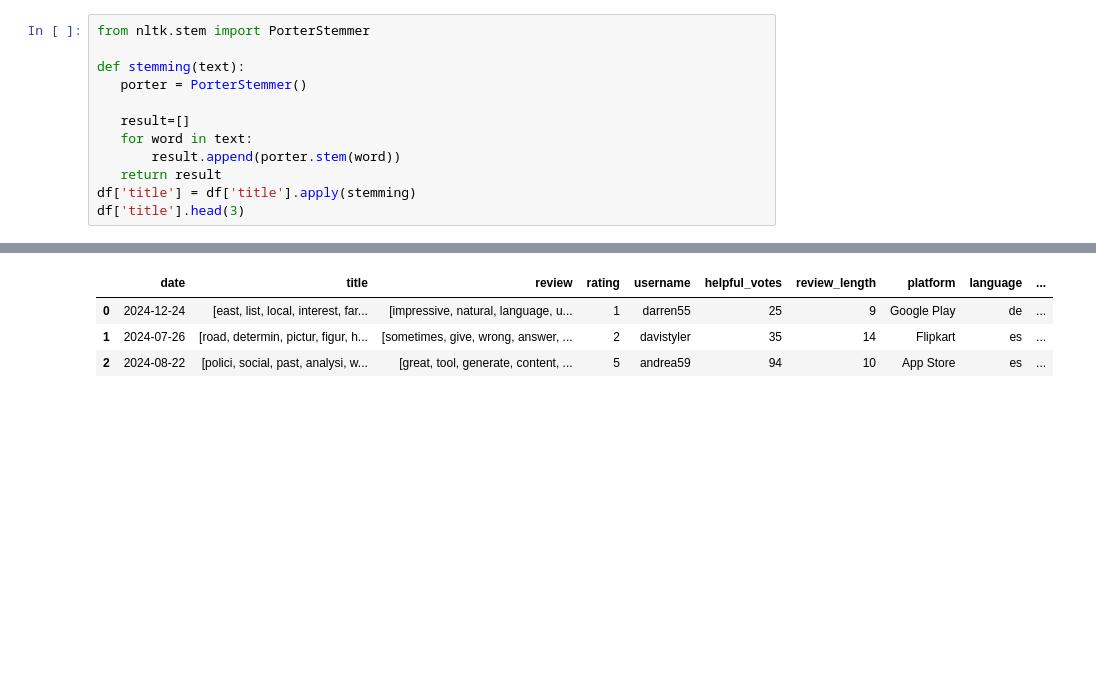
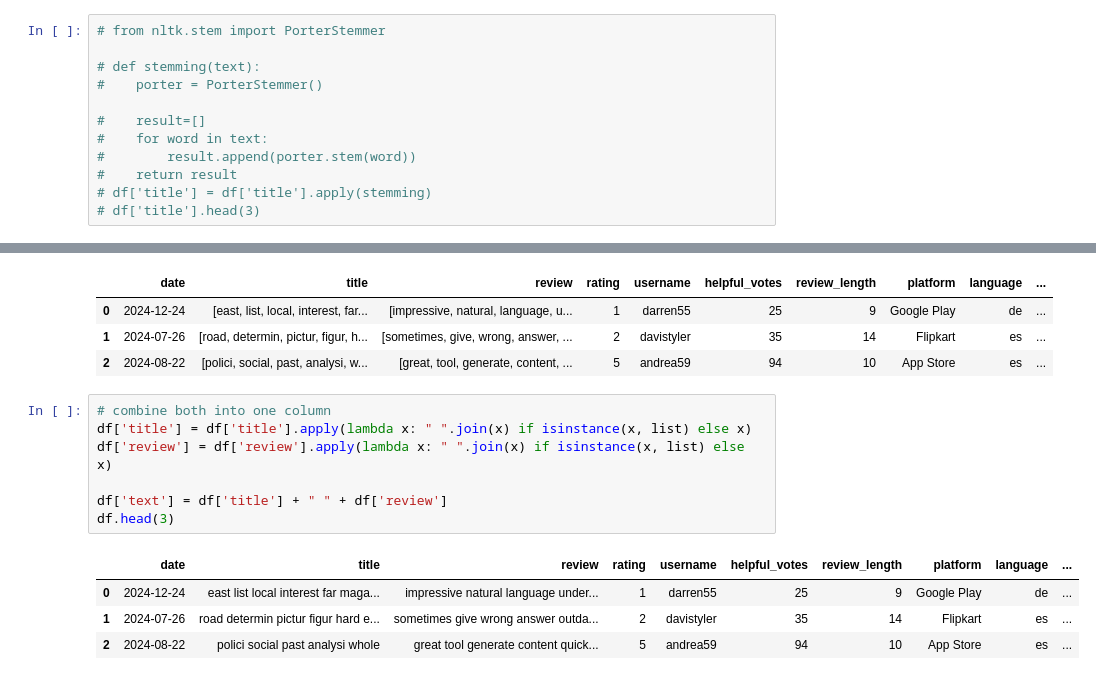
Before and after one commit to Banupriya-14/Project-5, a Jupyter notebook: NLP_Senti_Analysis.ipynb, the cells around one changed output, grey strips where cells are left out. Saved outputs shown, nothing was run; the diff lists cells and outputs as text; blank space fills up the shorter version.

```diff
--- a/NLP_Senti_Analysis.ipynb
+++ b/NLP_Senti_Analysis.ipynb
@@ -361,17 +361,17 @@ df['title'].head(3)
 2              [policy, social, past, analysis, whole]
 Name: title, dtype: object
 # %%
-from nltk.stem import PorterStemmer
+# from nltk.stem import PorterStemmer
 
-def stemming(text):
-   porter = PorterStemmer()
+# def stemming(text):
+#    porter = PorterStemmer()
 
-   result=[]
-   for word in text:
-       result.append(porter.stem(word))
-   return result
-df['title'] = df['title'].apply(stemming)
-df['title'].head(3)
+#    result=[]
+#    for word in text:
+#        result.append(porter.stem(word))
+#    return result
+# df['title'] = df['title'].apply(stemming)
+# df['title'].head(3)
 # %% [output]
 0    [east, list, local, interest, far, magazin, fa...
 1    [road, determin, pictur, figur, hard, experi, ...
@@ -434,3 +434,15 @@ df.head(3)
 | 0 | 2024-12-24 | [east, list, local, interest, far... | [impressive, natural, language, u... | 1 | darren55 | 25 | 9 | Google Play | de | ... |
 | 1 | 2024-07-26 | [road, determin, pictur, figur, h... | [sometimes, give, wrong, answer, ... | 2 | davistyler | 35 | 14 | Flipkart | es | ... |
 | 2 | 2024-08-22 | [polici, social, past, analysi, w... | [great, tool, generate, content, ... | 5 | andrea59 | 94 | 10 | App Store | es | ... |
+# %%
+# combine both into one column
+df['title'] = df['title'].apply(lambda x: " ".join(x) if isinstance(x, list) else x)
+df['review'] = df['review'].apply(lambda x: " ".join(x) if isinstance(x, list) else x)
+
+df['text'] = df['title'] + " " + df['review']
+df.head(3)
+# %% [output]
+|  | date | title | review | rating | username | helpful_votes | review_length | platform | language | ... |
+| 0 | 2024-12-24 | east list local interest far maga... | impressive natural language under... | 1 | darren55 | 25 | 9 | Google Play | de | ... |
+| 1 | 2024-07-26 | road determin pictur figur hard e... | sometimes give wrong answer outda... | 2 | davistyler | 35 | 14 | Flipkart | es | ... |
+| 2 | 2024-08-22 | polici social past analysi whole | great tool generate content quick... | 5 | andrea59 | 94 | 10 | App Store | es | ... |
```
Also changed, not shown: parts of 6 cells of this notebook.
